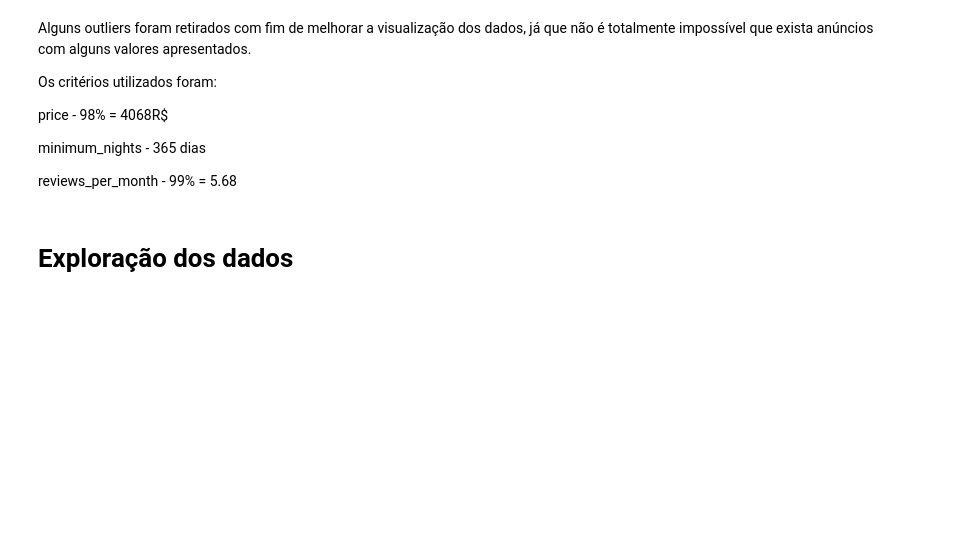
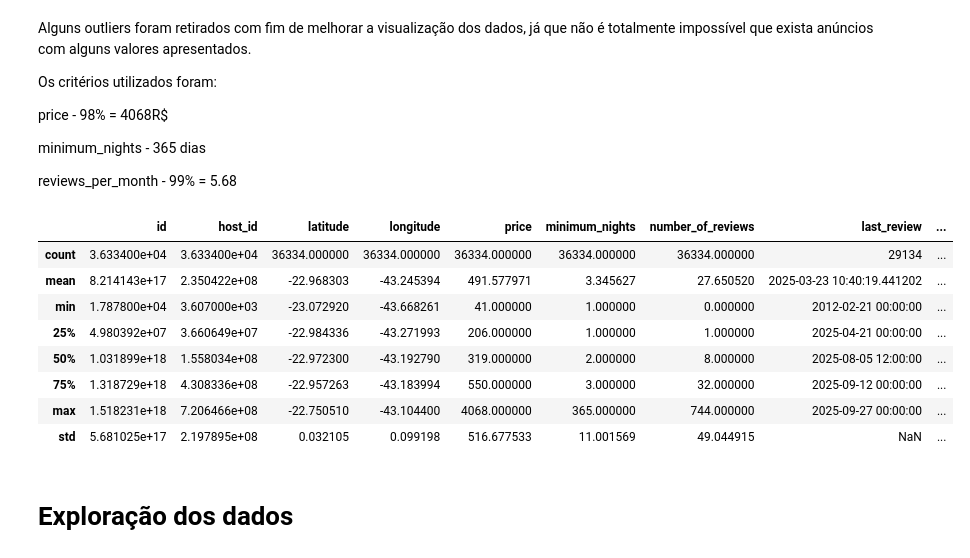
Before and after one commit to pagmaia/datasci-learning-project, a Jupyter notebook: airbnb-analysis.ipynb, the cells around one changed output. Cells and saved outputs as stored; diff of their text form; code cells hidden in the pictures; blank space fills up the shorter version.

```diff
--- a/airbnb-analysis.ipynb
+++ b/airbnb-analysis.ipynb
@@ -177,6 +181,18 @@ price - 98% = 4068R$
 minimum_nights - 365 dias
 
 reviews_per_month - 99% = 5.68
+# %%
+data.describe()
+# %% [output]
+|  | id | host_id | latitude | longitude | price | minimum_nights | number_of_reviews | last_review | ... |
+| count | 3.633400e+04 | 3.633400e+04 | 36334.000000 | 36334.000000 | 36334.000000 | 36334.000000 | 36334.000000 | 29134 | ... |
+| mean | 8.214143e+17 | 2.350422e+08 | -22.968303 | -43.245394 | 491.577971 | 3.345627 | 27.650520 | 2025-03-23 10:40:19.441202 | ... |
+| min | 1.787800e+04 | 3.607000e+03 | -23.072920 | -43.668261 | 41.000000 | 1.000000 | 0.000000 | 2012-02-21 00:00:00 | ... |
+| 25% | 4.980392e+07 | 3.660649e+07 | -22.984336 | -43.271993 | 206.000000 | 1.000000 | 1.000000 | 2025-04-21 00:00:00 | ... |
+| 50% | 1.031899e+18 | 1.558034e+08 | -22.972300 | -43.192790 | 319.000000 | 2.000000 | 8.000000 | 2025-08-05 12:00:00 | ... |
+| 75% | 1.318729e+18 | 4.308336e+08 | -22.957263 | -43.183994 | 550.000000 | 3.000000 | 32.000000 | 2025-09-12 00:00:00 | ... |
+| max | 1.518231e+18 | 7.206466e+08 | -22.750510 | -43.104400 | 4068.000000 | 365.000000 | 744.000000 | 2025-09-27 00:00:00 | ... |
+| std | 5.681025e+17 | 2.197895e+08 | 0.032105 | 0.099198 | 516.677533 | 11.001569 | 49.044915 | NaN | ... |
 # %% [markdown]
 # Exploração dos dados
 # %% [markdown]
```
Also changed, not shown: parts of 20 cells of this notebook.
